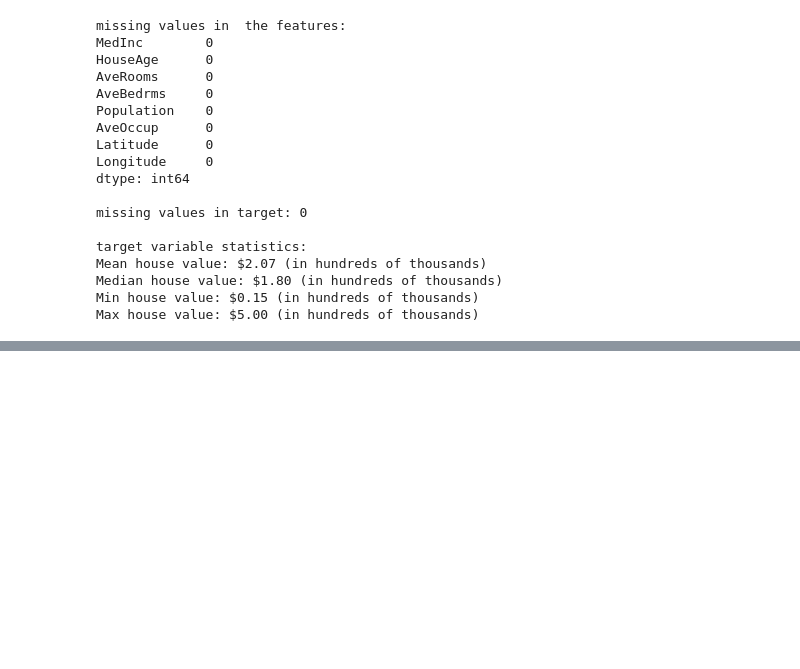
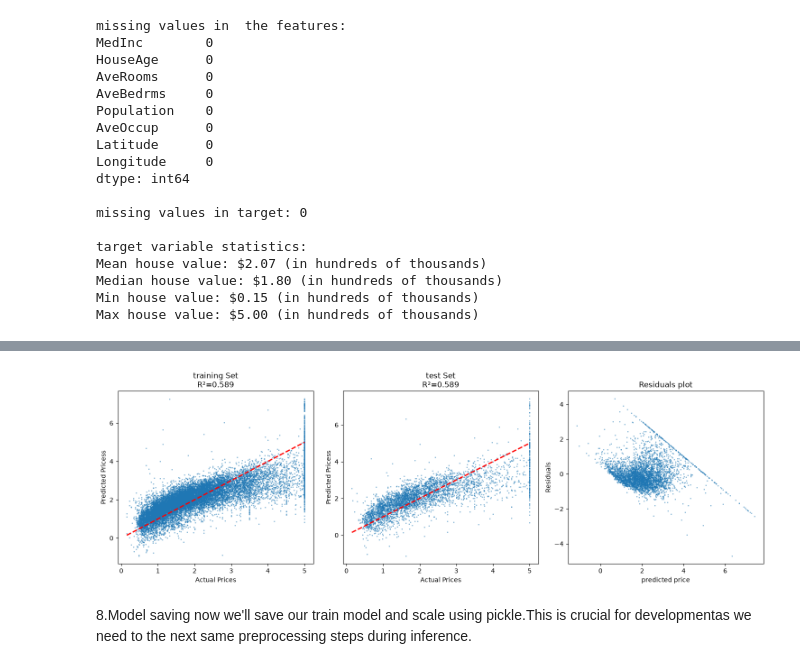
Before and after one commit to Naeem847/House-Price-Prediction-API, a Jupyter notebook: ml_tutorial.ipynb, the cells around one changed output, grey strips where cells are left out. Cells and saved outputs as stored; diff of their text form; code cells hidden in the pictures; blank space fills up the shorter version.

```diff
--- a/ml_tutorial.ipynb
+++ b/ml_tutorial.ipynb
@@ -181,0 +219,9 @@ Note: you may need to restart the kernel to use updated packages.
+# %%
+# initilize the linear regression model
+model=LinearRegression()
+print("training the linear regression model...")
+# train the model
+model.fit(X_train_scaled,y_train)
+print("model training completed!!!")
+print(f"\nmodel cofficients:{model.coef_}")
+print(f"\nmodel intercepts:{model.intercept_:.4f}")
@@ -181,0 +277,43 @@ Note: you may need to restart the kernel to use updated packages.
+# %%
+# visualize predictions  vs actual values
+plt.figure(figsize=(15,5))
+# training set predictions
+plt.subplot(1,3,1)
+plt.scatter(y_train,y_train_pred,alpha=0.5,s=1)
+# plt.plot([y_train.min(),y_train.max()],[y_train.min(),y_train.max()],'r--', 1w=2)
+
+plt.plot(
+    [y_train.min(), y_train.max()],
+    [y_train.min(), y_train.max()],
+    'r--',
+    lw=2
+)
+plt.xlabel("Actual Prices")
+plt.ylabel("Predicted Pricess")
+plt.title(f'training Set\nR²={test_r2:.3f}')
+# test set pridctions
+plt.subplot(1,3,2)
+plt.scatter(y_test,y_test_pred,alpha=0.5,s=1)
+plt.plot(
+    [y_test.min(), y_test.max()],
+    [y_test.min(), y_test.max()],
+    'r--',
+    lw=2
+)
+plt.xlabel("Actual Prices")
+plt.ylabel("Predicted Pricess")
+plt.title(f'test Set\nR²={test_r2:.3f}')
+# Residuals plot
+plt.subplot(1,3,3)
+residuals=y_test-y_test_pred
+plt.scatter(y_test_pred,residuals,alpha=0.5,s=1)
+plt.xlabel('predicted price')
+plt.ylabel('Residuals')
+plt.title("Residuals plot")
+plt.tight_layout()
+plt.show()
+# %% [output]
+[figure, added]
+# %% [markdown]
+8.Model saving
+now we'll save our train model and scale using pickle.This is crucial for developmentas we need to the next same preprocessing steps during inference.
```
Also changed, not shown: parts of 13 cells of this notebook, 3 other files.
